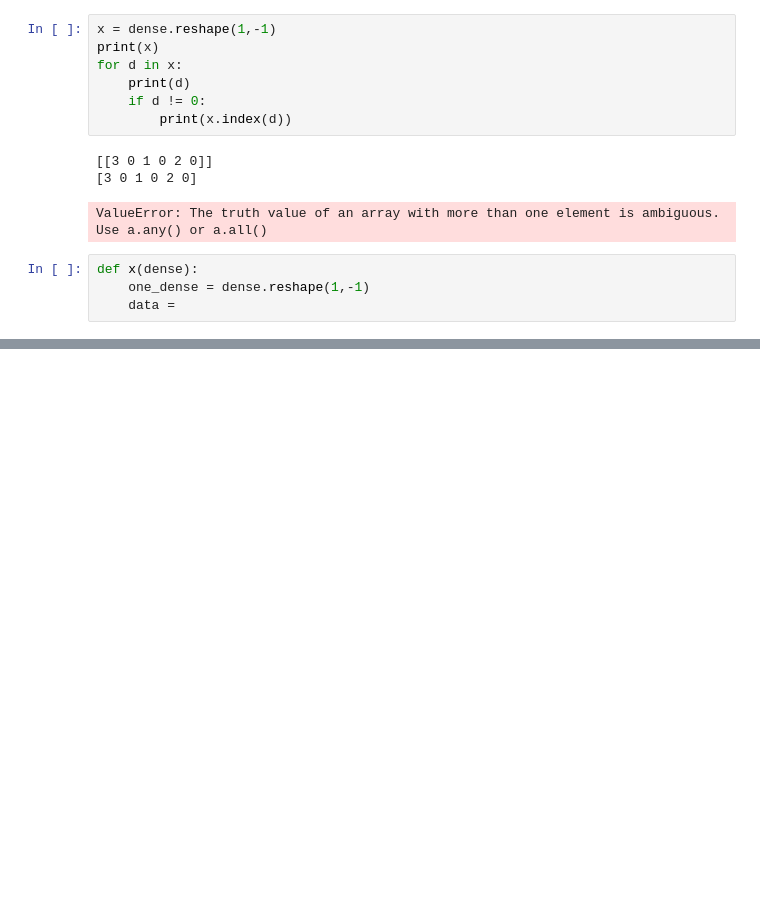
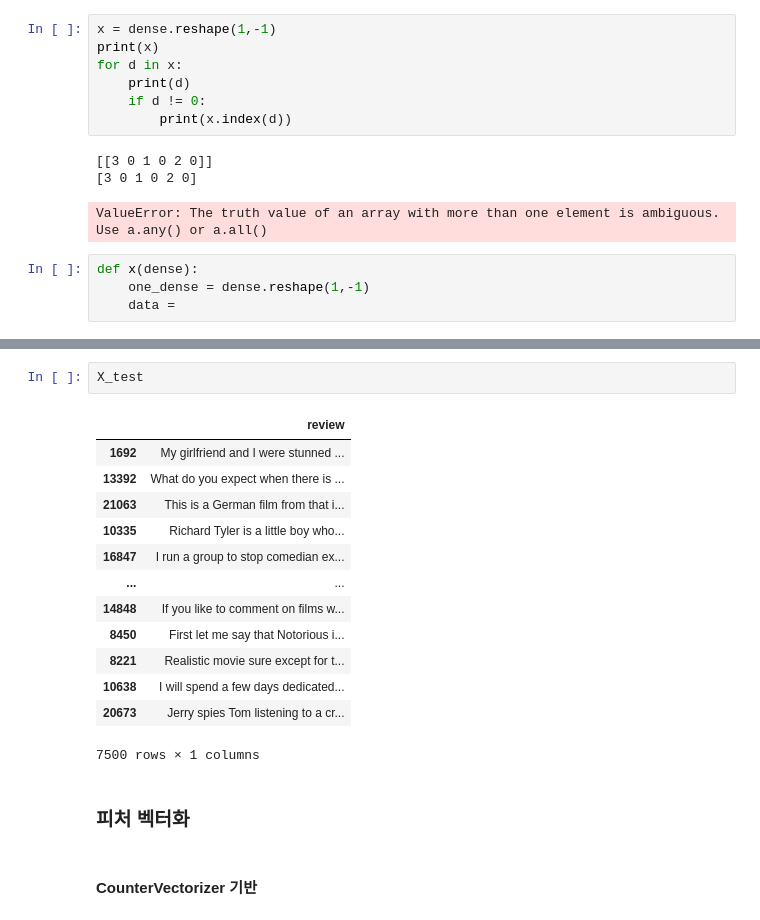
Before and after one commit to choi-aerim/cakd7_class, a Jupyter notebook: m8_머신러닝 응용/1. 텍스트 분석.ipynb, the cells around one changed output, grey strips where cells are left out. Cells and saved outputs as stored; diff of their text form; blank space fills up the shorter version.

```diff
--- a/m8_머신러닝 응용/1. 텍스트 분석.ipynb
+++ b/m8_머신러닝 응용/1. 텍스트 분석.ipynb
@@ -354,0 +668,20 @@ print('target 클래스의 이름들 \n', news_data.target_names)
+# %%
+X_test
+# %% [output]
+|  | review |
+| 1692 | My girlfriend and I were stunned ... |
+| 13392 | What do you expect when there is ... |
+| 21063 | This is a German film from that i... |
+| 10335 | Richard Tyler is a little boy who... |
+| 16847 | I run a group to stop comedian ex... |
+| ... | ... |
+| 14848 | If you like to comment on films w... |
+| 8450 | First let me say that Notorious i... |
+| 8221 | Realistic movie sure except for t... |
+| 10638 | I will spend a few days dedicated... |
+| 20673 | Jerry spies Tom listening to a cr... |
+7500 rows × 1 columns
+# %% [markdown]
+### 피처 벡터화
+# %% [markdown]
+#### CounterVectorizer 기반
```
Also changed, not shown: parts of 49 cells of this notebook, 1 other file.
